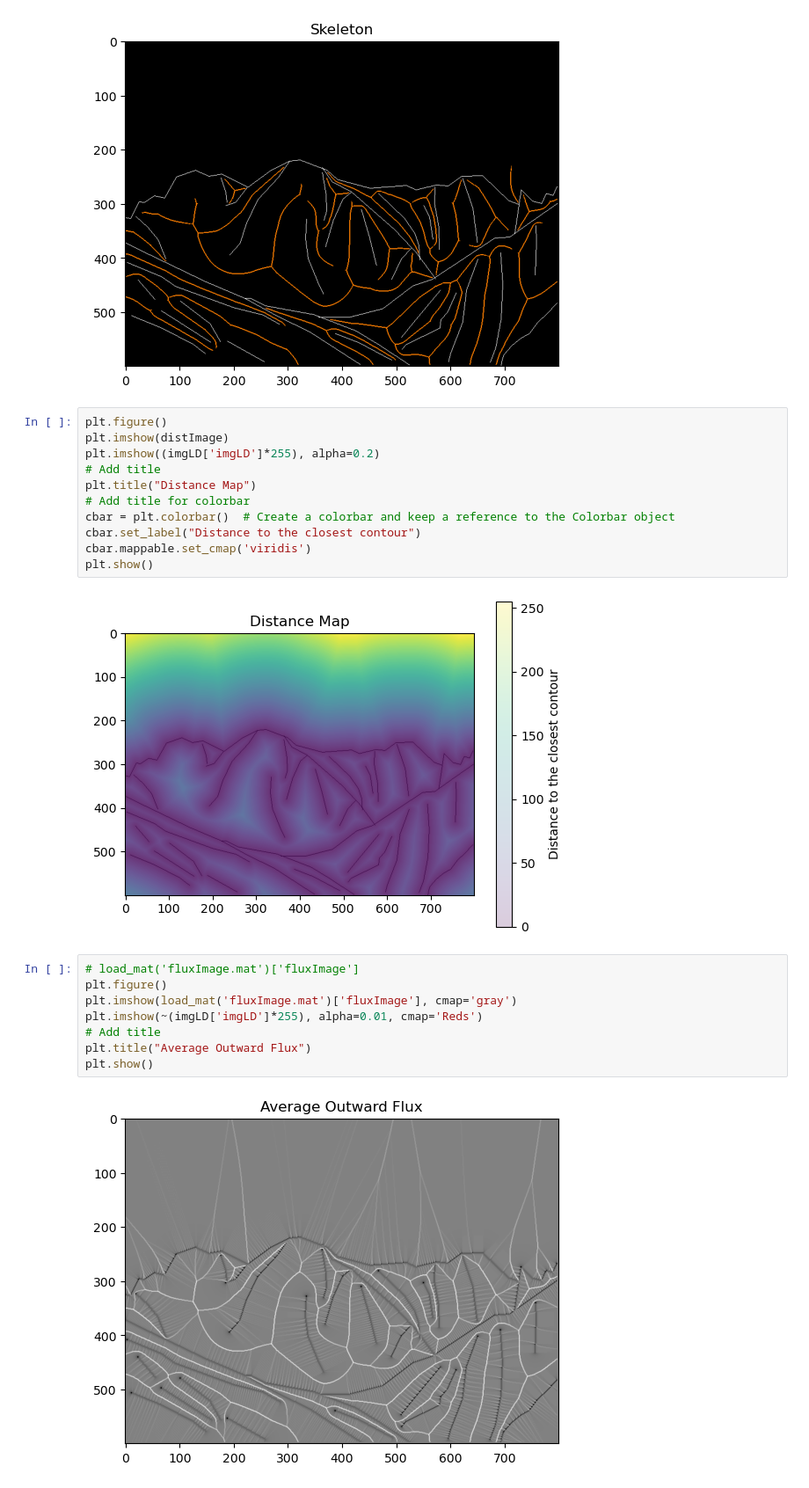
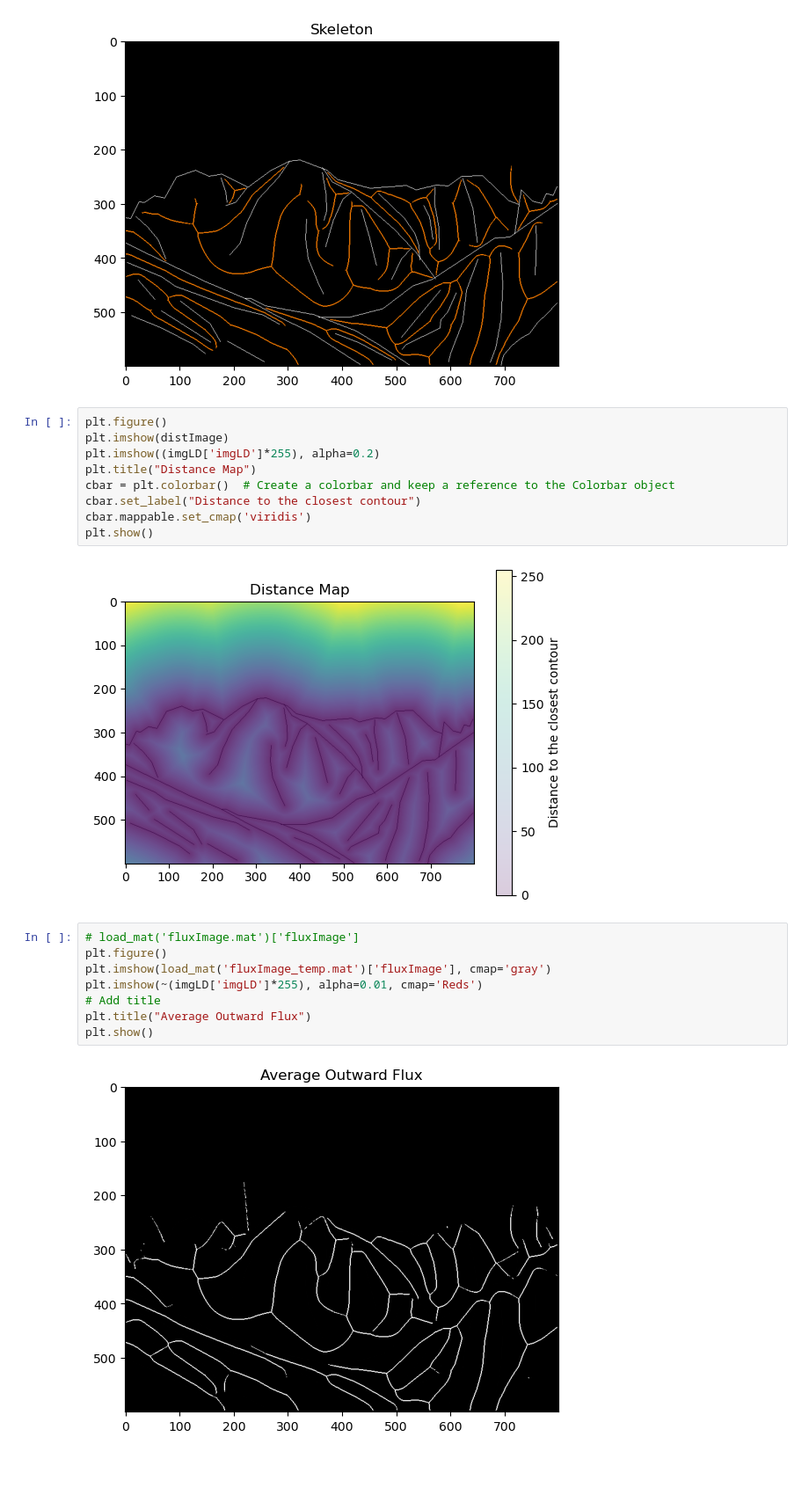
Before and after one commit to bwlabToronto/pyMLV, a Jupyter notebook: demos/getMedialAxis.ipynb, the cells around one changed output. Shown: that part at 88% size. Cells and saved outputs as stored; diff of their text form.

```diff
--- a/demos/getMedialAxis.ipynb
+++ b/demos/getMedialAxis.ipynb
@@ -144,9 +183,7 @@ Clipping input data to the valid range for imshow with RGB data ([0..1] for floa
 plt.figure()
 plt.imshow(distImage)
 plt.imshow((imgLD['imgLD']*255), alpha=0.2)
-# Add title
 plt.title("Distance Map")
-# Add title for colorbar
 cbar = plt.colorbar()  # Create a colorbar and keep a reference to the Colorbar object
 cbar.set_label("Distance to the closest contour")
 cbar.mappable.set_cmap('viridis')
@@ -156,13 +193,13 @@ plt.show()
 # %%
 # load_mat('fluxImage.mat')['fluxImage']
 plt.figure()
-plt.imshow(load_mat('fluxImage.mat')['fluxImage'], cmap='gray')
+plt.imshow(load_mat('fluxImage_temp.mat')['fluxImage'], cmap='gray')
 plt.imshow(~(imgLD['imgLD']*255), alpha=0.01, cmap='Reds')
 # Add title
 plt.title("Average Outward Flux")
 plt.show()
 # %% [output]
-[figure, old version]
+[figure, new version]
 # %%
 # Making it look better
 plt.figure()
```
Also changed, not shown: parts of 6 cells of this notebook, 27 other files.
